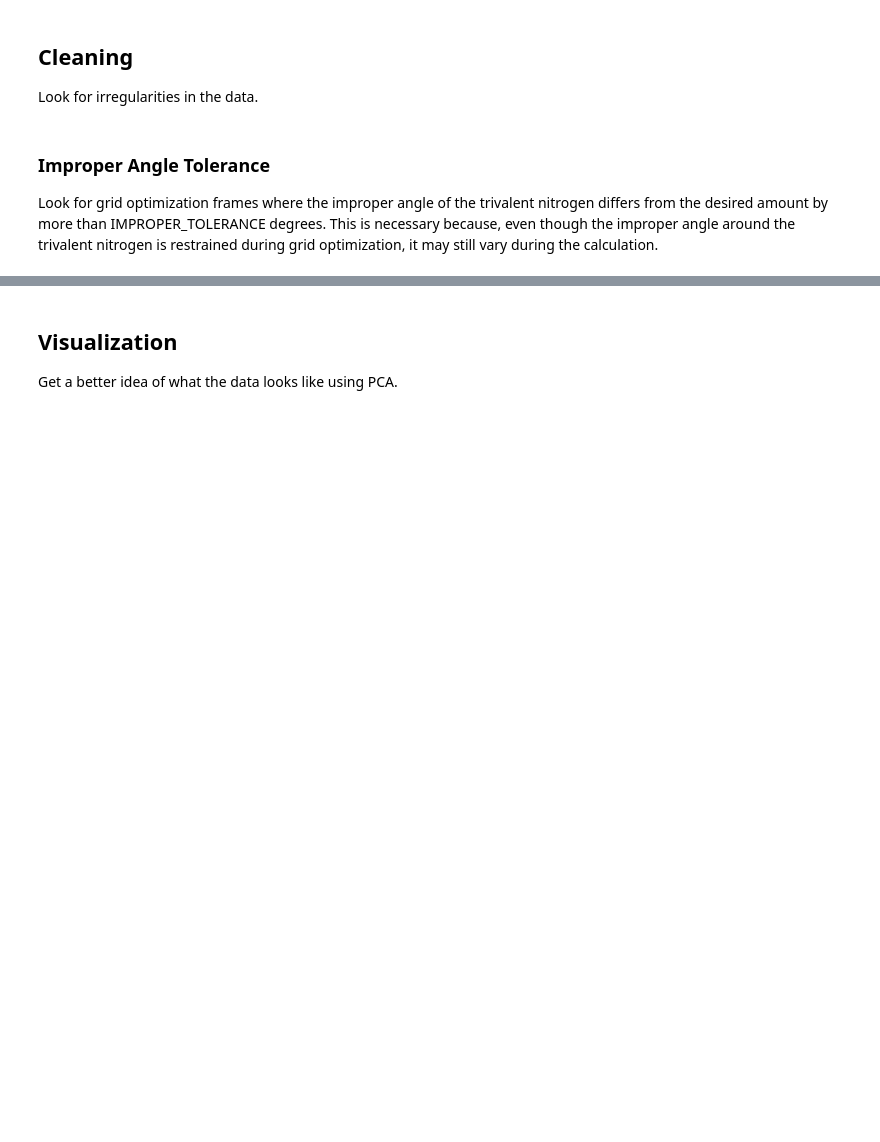
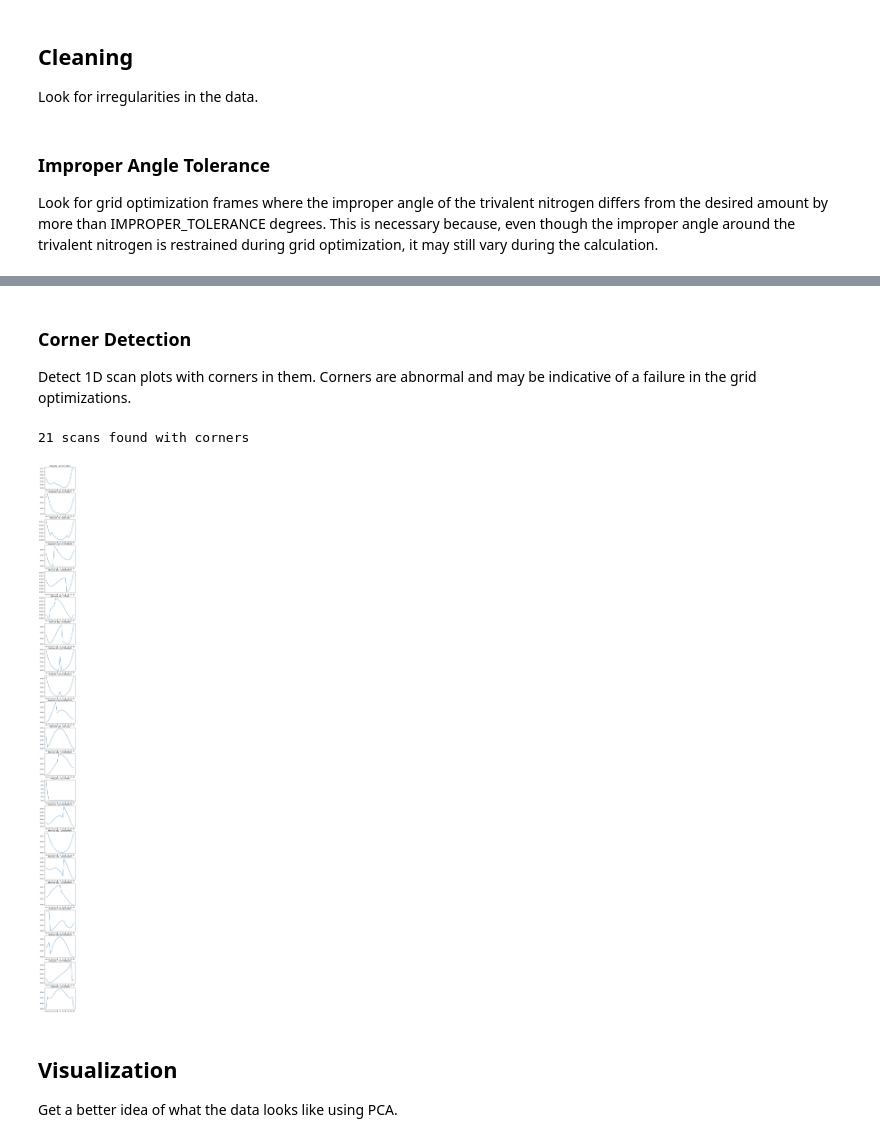
Before and after one commit to btjanaka/molecule-clustering, a Jupyter notebook: notebooks/grid_optimization_analysis.ipynb, the cells around one changed output, grey strips where cells are left out. Saved outputs shown, nothing was run; the diff lists cells and outputs as text; code cells hidden in the pictures; blank space fills up the shorter version.

```diff
--- a/notebooks/grid_optimization_analysis.ipynb
+++ b/notebooks/grid_optimization_analysis.ipynb
@@ -144,6 +152,46 @@ def find_mismatch_impropers():
 find_mismatch_impropers()
 # %% [output]
 [interactive output not drawn]
+# %% [markdown]
+### Corner Detection
+
+Detect 1D scan plots with corners in them. Corners are abnormal and may be indicative of a failure in the grid optimizations.
+# %%
+# Tells whether each entry has a corner in its plot
+HAS_CORNER = np.zeros(len(GOOD_ENTRIES), dtype=bool)
+
+# Detecting corners presents a slight challenge because we do not have
+# continuous data. Here, we attempt to do it by checking if the left and
+# right slopes at a point in the plot have opposite signs and differ by
+# at least CORNER_DIFFERENCE_MAGNITUDE.
+CORNER_DIFFERENCE_MAGNITUDE = 0.001
+for idx, energy_series in enumerate(ENERGIES):
+    for i in range(1, NUM_FRAMES - 1):
+        # Slope is the energy divided by the number of degrees (4)
+        left_slope = (energy_series[i] - energy_series[i - 1]) / 4
+        right_slope = (energy_series[i + 1] - energy_series[i]) / 4
+
+        are_opposite_direction = \
+            (left_slope < 0 and right_slope > 0) or \
+            (left_slope > 0 and right_slope < 0)
+        have_sufficient_difference = \
+            abs(left_slope - right_slope) >= CORNER_DIFFERENCE_MAGNITUDE
+
+        if are_opposite_direction and have_sufficient_difference:
+            HAS_CORNER[idx] = True
+            break
+
+num_plots_with_corners = np.sum(HAS_CORNER)
+print(f"{num_plots_with_corners} scans found with corners")
+fig, ax = plt.subplots(num_plots_with_corners,1,figsize=(4, num_plots_with_corners * 3.5))
+plot_idx = 0
+for idx in range(len(HAS_CORNER)):
+    if HAS_CORNER[idx]:
+        plot_1d_scan(ax[plot_idx], idx)
+        plot_idx += 1
+# %% [output]
+21 scans found with corners
+[figure, added]
 # %% [markdown]
 ## Visualization
 
```
Also changed, not shown: parts of 3 cells of this notebook.
